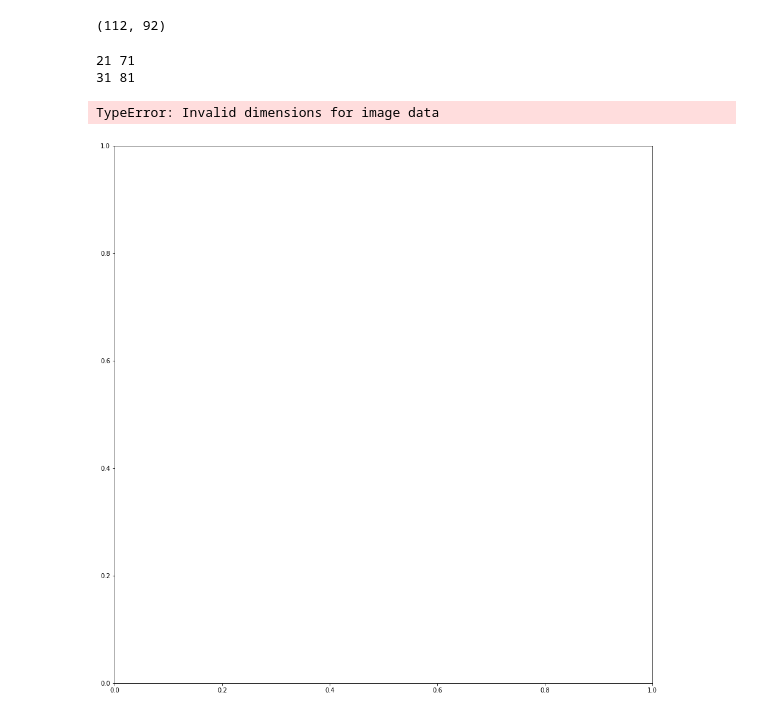
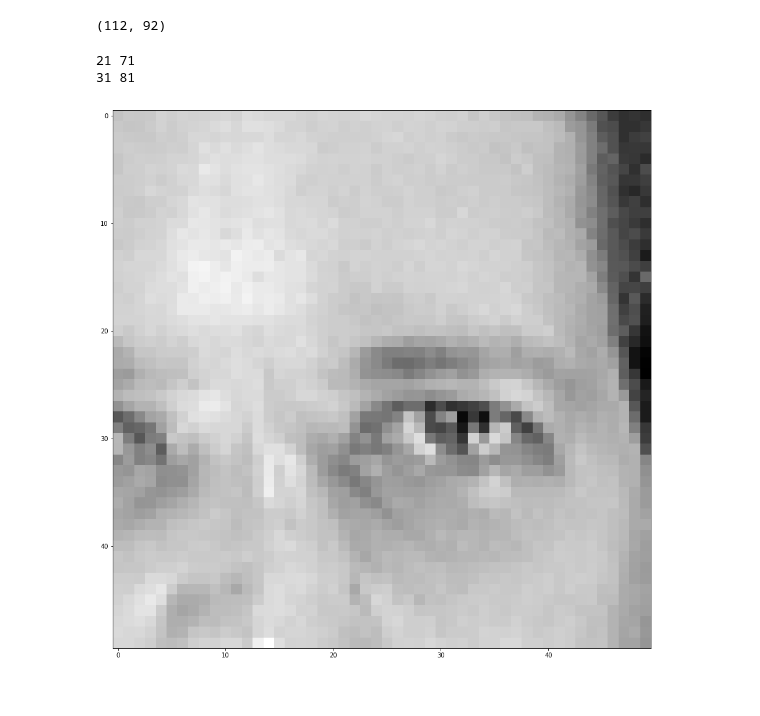
Before and after one commit to Jaquedonin/SignalFinalProject, a Jupyter notebook: Projeto.ipynb, the cells around one changed output. Saved outputs shown, nothing was run; the diff lists cells and outputs as text; code cells hidden in the pictures.

```diff
--- a/Projeto.ipynb
+++ b/Projeto.ipynb
@@ -528,13 +528,12 @@ img.shape
 # %% [output]
 (112, 92)
 # %%
-plt.imshow(cut_fft_shift(50, img), cmap="gray")
+plt.imshow(cut_fft_shift(50, img).reshape(50,50), cmap="gray")
 plt.show()
 # %% [output]
 21 71
 31 81
-TypeError: Invalid dimensions for image data
-[figure, old version]
+[figure, new version]
 # %%
 people_cropped = list()
 
```
Also changed, not shown: parts of 2 cells of this notebook, 1 other file.
